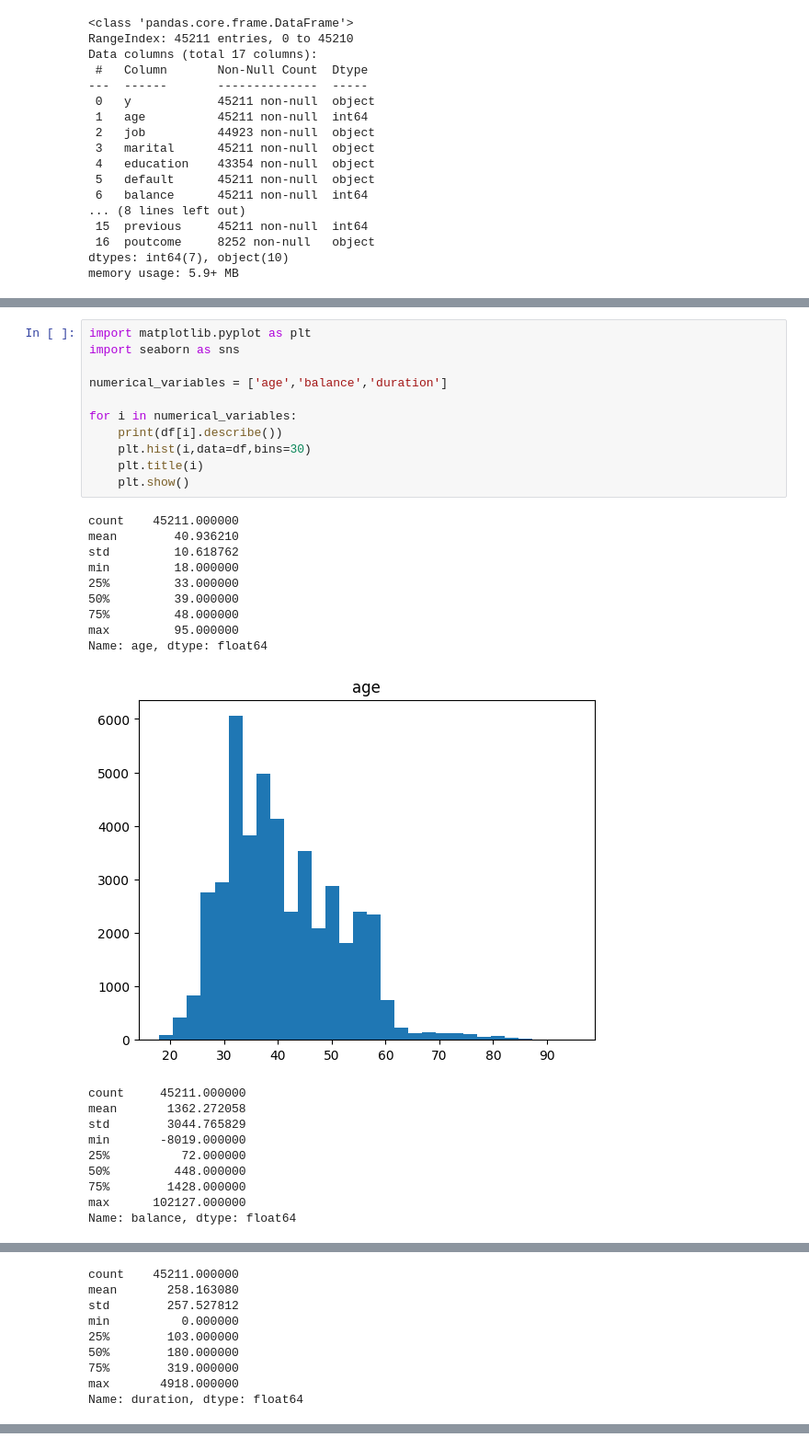
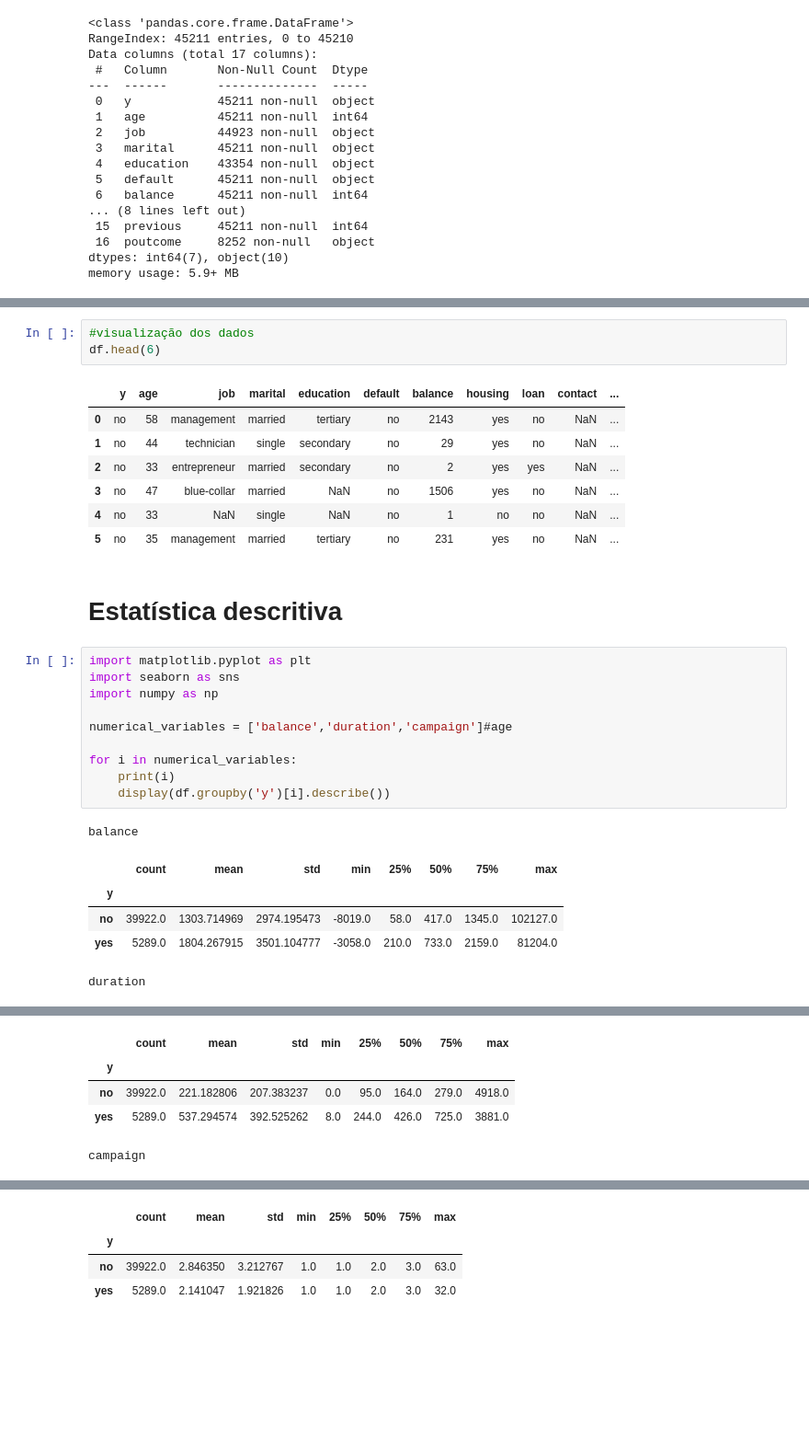
Before and after one commit to juliano-CN/analise-maketing-bancario, a Jupyter notebook: bank.ipynb, the cells around one changed output, grey strips where cells are left out. Shown at 92% size. Drawn from its saved outputs; the diff is of its cells as text; blank space fills up the shorter version.

```diff
--- a/bank.ipynb
+++ b/bank.ipynb
@@ -73,31 +58,30 @@ df.head(6)
+# %%
+#visualização dos dados
+df.head(6)
+# %% [output]
+|  | y | age | job | marital | education | default | balance | housing | loan | contact | ... |
+| 0 | no | 58 | management | married | tertiary | no | 2143 | yes | no | NaN | ... |
+| 1 | no | 44 | technician | single | secondary | no | 29 | yes | no | NaN | ... |
+| 2 | no | 33 | entrepreneur | married | secondary | no | 2 | yes | yes | NaN | ... |
+| 3 | no | 47 | blue-collar | married | NaN | no | 1506 | yes | no | NaN | ... |
+| 4 | no | 33 | NaN | single | NaN | no | 1 | no | no | NaN | ... |
+| 5 | no | 35 | management | married | tertiary | no | 231 | yes | no | NaN | ... |
+# %% [markdown]
+# Estatística descritiva
 # %%
 import matplotlib.pyplot as plt
 import seaborn as sns
+import numpy as np
 
-numerical_variables = ['age','balance','duration']
+numerical_variables = ['balance','duration','campaign']#age
 
 for i in numerical_variables:
-    print(df[i].describe())
-    plt.hist(i,data=df,bins=30)
-    plt.title(i)
-    plt.show()
+    print(i)
+    display(df.groupby('y')[i].describe())
 # %% [output]
-count    45211.000000
-mean        40.936210
-std         10.618762
-min         18.000000
-25%         33.000000
-50%         39.000000
-75%         48.000000
-max         95.000000
-Name: age, dtype: float64
+balance
-[figure, removed]
+|  | count | mean | std | min | 25% | 50% | 75% | max |
+| y |  |  |  |  |  |  |  |  |
+| no | 39922.0 | 1303.714969 | 2974.195473 | -8019.0 | 58.0 | 417.0 | 1345.0 | 102127.0 |
+| yes | 5289.0 | 1804.267915 | 3501.104777 | -3058.0 | 210.0 | 733.0 | 2159.0 | 81204.0 |
-count     45211.000000
-mean       1362.272058
-std        3044.765829
-min       -8019.000000
-25%          72.000000
-50%         448.000000
-75%        1428.000000
-max      102127.000000
-Name: balance, dtype: float64
+duration
@@ -105,9 +88,5 @@ Name: balance, dtype: float64
+|  | count | mean | std | min | 25% | 50% | 75% | max |
+| y |  |  |  |  |  |  |  |  |
+| no | 39922.0 | 221.182806 | 207.383237 | 0.0 | 95.0 | 164.0 | 279.0 | 4918.0 |
+| yes | 5289.0 | 537.294574 | 392.525262 | 8.0 | 244.0 | 426.0 | 725.0 | 3881.0 |
-count    45211.000000
-mean       258.163080
-std        257.527812
-min          0.000000
-25%        103.000000
-50%        180.000000
-75%        319.000000
-max       4918.000000
-Name: duration, dtype: float64
+campaign
@@ -114,0 +93,4 @@ Name: duration, dtype: float64
+|  | count | mean | std | min | 25% | 50% | 75% | max |
+| y |  |  |  |  |  |  |  |  |
+| no | 39922.0 | 2.846350 | 3.212767 | 1.0 | 1.0 | 2.0 | 3.0 | 63.0 |
+| yes | 5289.0 | 2.141047 | 1.921826 | 1.0 | 1.0 | 2.0 | 3.0 | 32.0 |
```
Also changed, not shown: parts of 9 cells of this notebook, 1 other file.
